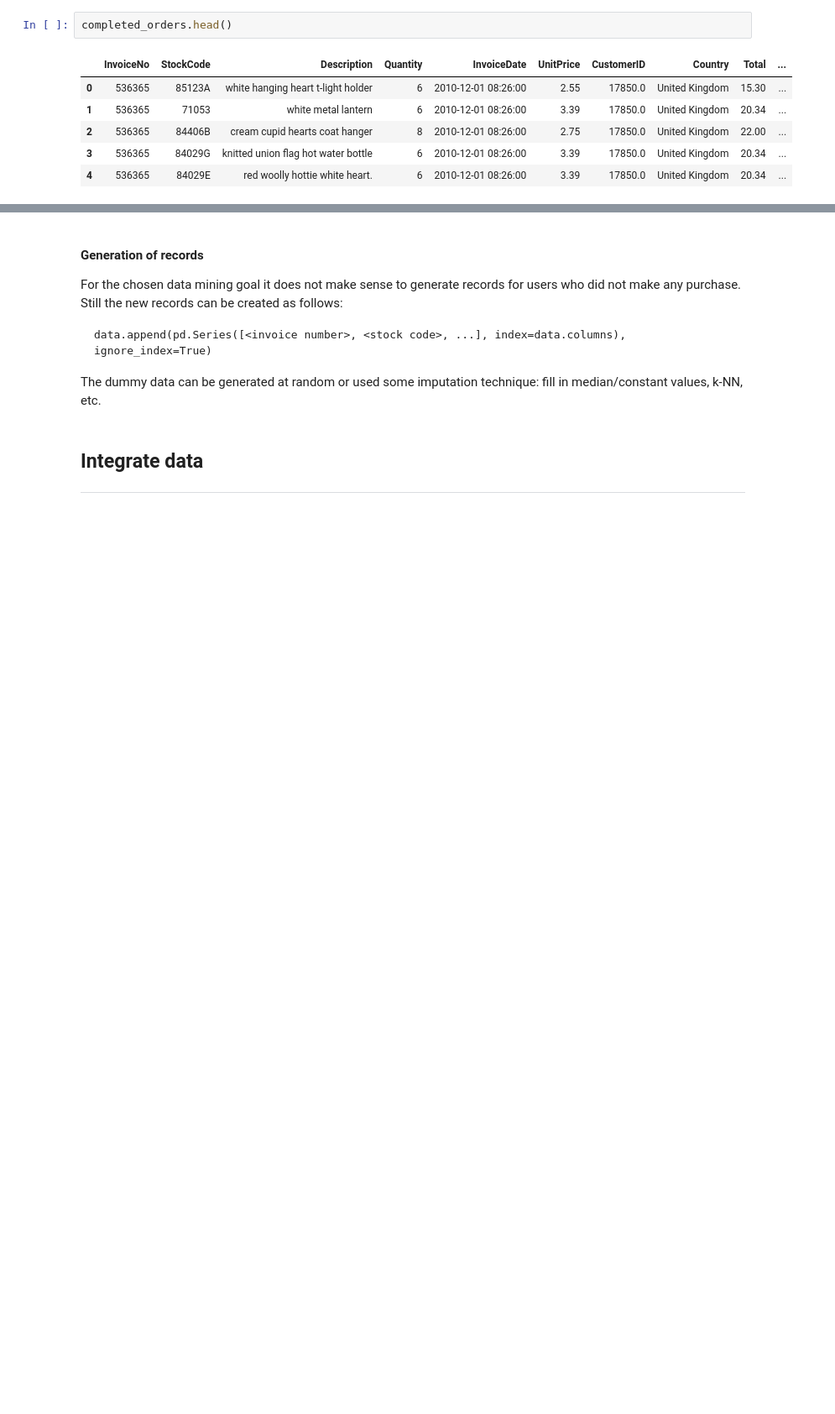
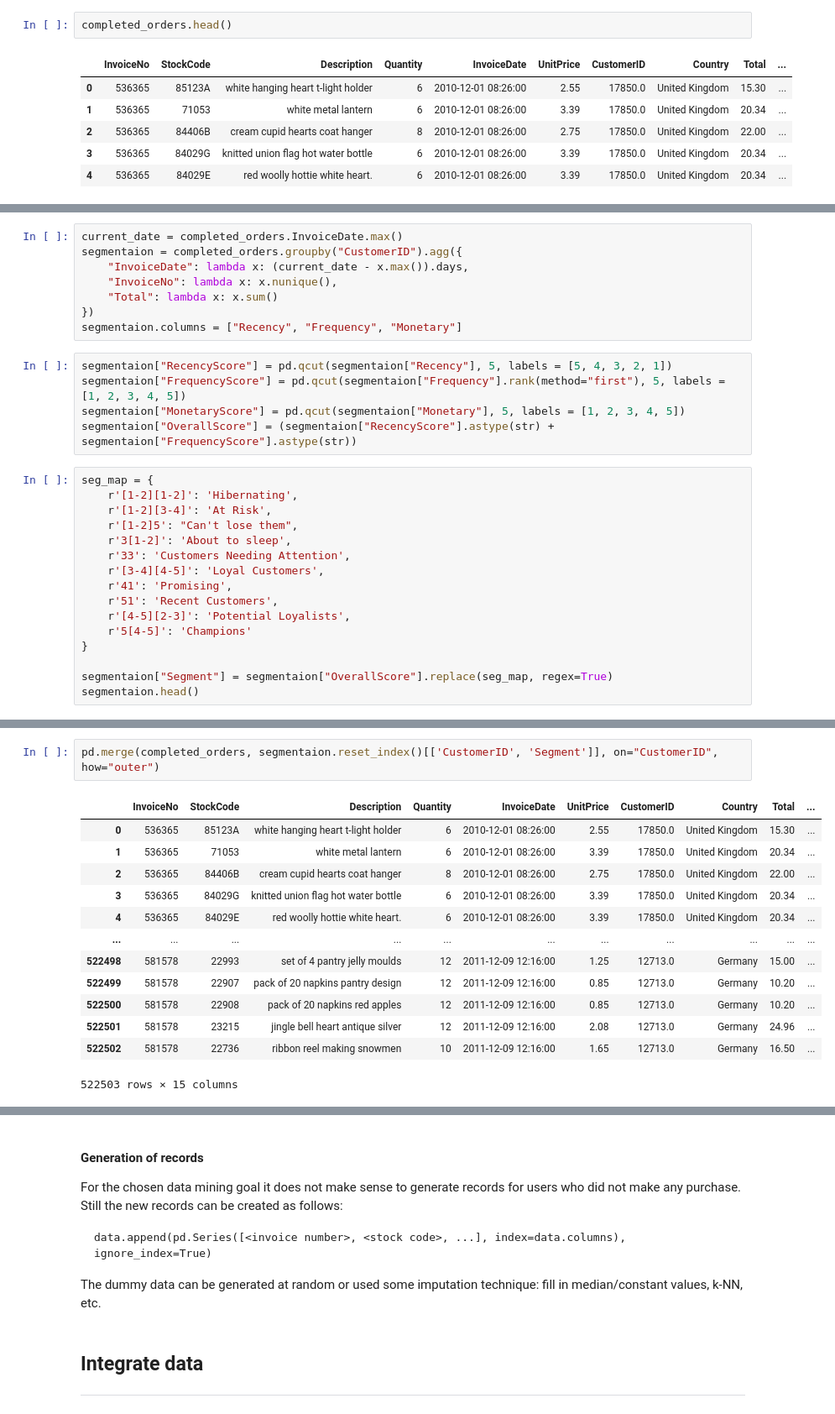
Before and after one commit to DanisAlukaev/Data-Mining, a Jupyter notebook: session01/3. Data preparation.ipynb, the cells around one changed output, grey strips where cells are left out. Shown: that part at 84% size. Saved outputs shown, nothing was run; the diff lists cells and outputs as text; blank space fills up the shorter version.

```diff
--- a/session01/3. Data preparation.ipynb
+++ b/session01/3. Data preparation.ipynb
@@ -335,0 +340,29 @@ completed_orders.head()
+# %%
+current_date = completed_orders.InvoiceDate.max()
+segmentaion = completed_orders.groupby("CustomerID").agg({
+    "InvoiceDate": lambda x: (current_date - x.max()).days,
+    "InvoiceNo": lambda x: x.nunique(),
+    "Total": lambda x: x.sum()
+})
+segmentaion.columns = ["Recency", "Frequency", "Monetary"]
+# %%
+segmentaion["RecencyScore"] = pd.qcut(segmentaion["Recency"], 5, labels = [5, 4, 3, 2, 1])
+segmentaion["FrequencyScore"] = pd.qcut(segmentaion["Frequency"].rank(method="first"), 5, labels = [1, 2, 3, 4, 5])
+segmentaion["MonetaryScore"] = pd.qcut(segmentaion["Monetary"], 5, labels = [1, 2, 3, 4, 5])
+segmentaion["OverallScore"] = (segmentaion["RecencyScore"].astype(str) + segmentaion["FrequencyScore"].astype(str))
+# %%
+seg_map = {
+    r'[1-2][1-2]': 'Hibernating',
+    r'[1-2][3-4]': 'At Risk',
+    r'[1-2]5': "Can't lose them",
+    r'3[1-2]': 'About to sleep',
+    r'33': 'Customers Needing Attention',
+    r'[3-4][4-5]': 'Loyal Customers',
+    r'41': 'Promising',
+    r'51': 'Recent Customers',
+    r'[4-5][2-3]': 'Potential Loyalists',
+    r'5[4-5]': 'Champions'
+}
+
+segmentaion["Segment"] = segmentaion["OverallScore"].replace(seg_map, regex=True)
+segmentaion.head()
@@ -336 +377,17 @@ completed_orders.head()
+# %%
+pd.merge(completed_orders, segmentaion.reset_index()[['CustomerID', 'Segment']], on="CustomerID", how="outer")
+# %% [output]
+|  | InvoiceNo | StockCode | Description | Quantity | InvoiceDate | UnitPrice | CustomerID | Country | Total | ... |
+| 0 | 536365 | 85123A | white hanging heart t-light holder | 6 | 2010-12-01 08:26:00 | 2.55 | 17850.0 | United Kingdom | 15.30 | ... |
+| 1 | 536365 | 71053 | white metal lantern | 6 | 2010-12-01 08:26:00 | 3.39 | 17850.0 | United Kingdom | 20.34 | ... |
+| 2 | 536365 | 84406B | cream cupid hearts coat hanger | 8 | 2010-12-01 08:26:00 | 2.75 | 17850.0 | United Kingdom | 22.00 | ... |
+| 3 | 536365 | 84029G | knitted union flag hot water bottle | 6 | 2010-12-01 08:26:00 | 3.39 | 17850.0 | United Kingdom | 20.34 | ... |
+| 4 | 536365 | 84029E | red woolly hottie white heart. | 6 | 2010-12-01 08:26:00 | 3.39 | 17850.0 | United Kingdom | 20.34 | ... |
+| ... | ... | ... | ... | ... | ... | ... | ... | ... | ... | ... |
+| 522498 | 581578 | 22993 | set of 4 pantry jelly moulds | 12 | 2011-12-09 12:16:00 | 1.25 | 12713.0 | Germany | 15.00 | ... |
+| 522499 | 581578 | 22907 | pack of 20 napkins pantry design | 12 | 2011-12-09 12:16:00 | 0.85 | 12713.0 | Germany | 10.20 | ... |
+| 522500 | 581578 | 22908 | pack of 20 napkins red apples | 12 | 2011-12-09 12:16:00 | 0.85 | 12713.0 | Germany | 10.20 | ... |
+| 522501 | 581578 | 23215 | jingle bell heart antique silver | 12 | 2011-12-09 12:16:00 | 2.08 | 12713.0 | Germany | 24.96 | ... |
+| 522502 | 581578 | 22736 | ribbon reel making snowmen | 10 | 2011-12-09 12:16:00 | 1.65 | 12713.0 | Germany | 16.50 | ... |
+522503 rows × 15 columns
 # %%
```
Also changed, not shown: parts of 3 cells of this notebook, 1 other file.
